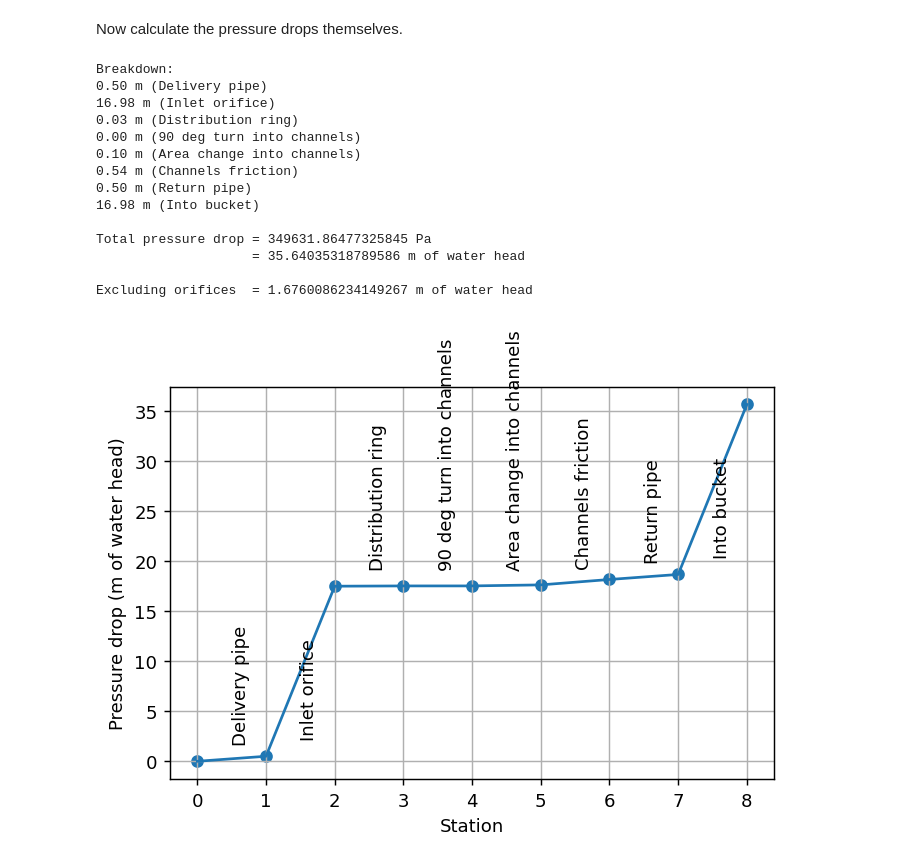
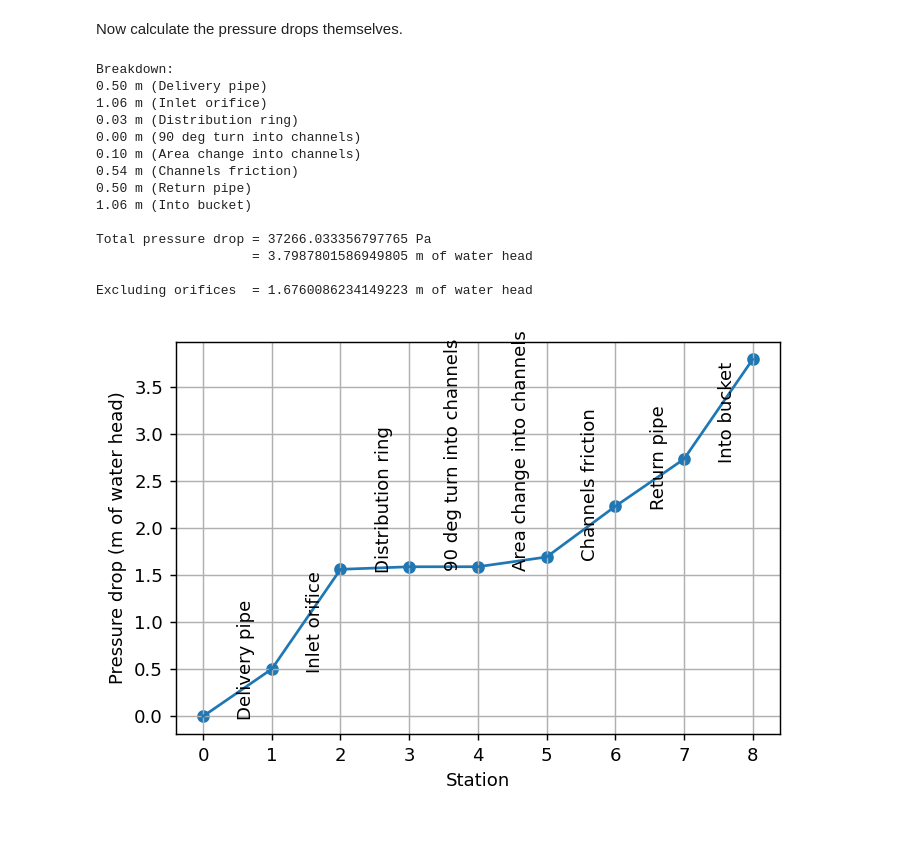
Before and after one commit to cuspaceflight/White-Dwarf-Cooling, a Jupyter notebook: Cooling Loop Pressure Drops.ipynb, the cells around one changed output. Saved outputs shown, nothing was run; the diff lists cells and outputs as text; code cells hidden in the pictures; blank space fills up the shorter version.

Commit message:
Changed 10mm orifices to 20mm

```diff
--- a/Cooling Loop Pressure Drops.ipynb
+++ b/Cooling Loop Pressure Drops.ipynb
@@ -81,7 +81,7 @@ Re1 = rho * V1 * D1 / mu
 
 # Inlet orifice
 CD2 = CD
-D2 = 10e-3
+D2 = 20e-3
 A2 = np.pi * D2**2 / 4
 
 # Distribution ring
@@ -121,7 +121,7 @@ Re8 = rho * V8 * D8 / mu
 
 # Into bucket
 CD9 = CD
-D9 = 10e-3
+D9 = 20e-3
 A9 = np.pi * D9**2 / 4
 # %% [markdown]
 Now calculate the pressure drops themselves.
@@ -177,37 +177,37 @@ DP_EACH_STATION_HEAD = DP_EACH_STATION/1000/9.81
 plt.plot(x, DP_EACH_STATION_HEAD)
 plt.scatter(x, DP_EACH_STATION_HEAD)
 
 print("Breakdown:")
 for i in range(len(labels)):
-    plt.text(x[i] + 0.5, DP_EACH_STATION_HEAD[i] + 2, labels[i], rotation = "vertical")
+    plt.text(x[i] + 0.5, DP_EACH_STATION_HEAD[i], labels[i], rotation = "vertical")
 
     print(f"{DP[i+1]/1000/9.81:.2f} m ({labels[i]})")
 
 
 print(f"\nTotal pressure drop = {DP_TOTAL} Pa")
 print(f"                    = {DP_EACH_STATION_HEAD[-1]} m of water head")
 
 print(f"\nExcluding orifices  = {(DP_TOTAL - DP2 - DP9)/1000/9.81} m of water head")
 
 
 
 plt.xlabel("Station")
 plt.ylabel("Pressure drop (m of water head)")
 plt.grid()
 plt.show()
 # %% [output]
 Breakdown:
 0.50 m (Delivery pipe)
-16.98 m (Inlet orifice)
+1.06 m (Inlet orifice)
 0.03 m (Distribution ring)
 0.00 m (90 deg turn into channels)
 0.10 m (Area change into channels)
 0.54 m (Channels friction)
 0.50 m (Return pipe)
-16.98 m (Into bucket)
+1.06 m (Into bucket)
 
-Total pressure drop = 349631.86477325845 Pa
-                    = 35.64035318789586 m of water head
+Total pressure drop = 37266.033356797765 Pa
+                    = 3.7987801586949805 m of water head
 
-Excluding orifices  = 1.6760086234149267 m of water head
+Excluding orifices  = 1.6760086234149223 m of water head
-[figure, old version]
+[figure, new version]
```
Also changed, not shown: parts of 1 cell of this notebook.
